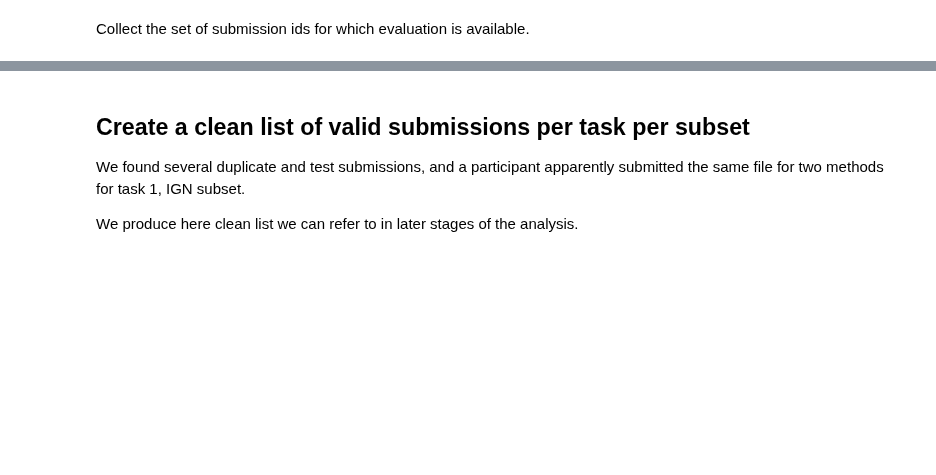
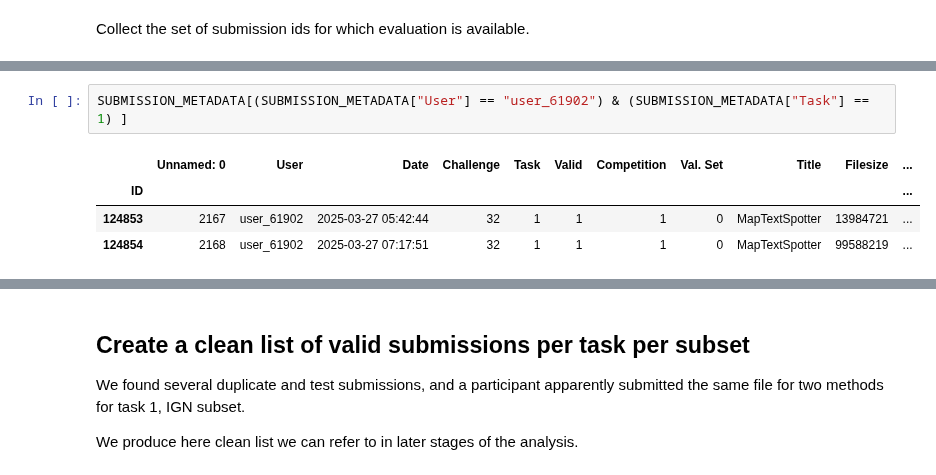
Before and after one commit to icdar-maptext/analysis, a Jupyter notebook: 01-list-valid-submissions.ipynb, the cells around one changed output, grey strips where cells are left out. Saved outputs shown, nothing was run; the diff lists cells and outputs as text; blank space fills up the shorter version.

```diff
--- a/01-list-valid-submissions.ipynb
+++ b/01-list-valid-submissions.ipynb
@@ -135,0 +145,7 @@ These multiple submissions from the same user indicate in their titles different
+# %%
+SUBMISSION_METADATA[(SUBMISSION_METADATA["User"] == "user_61902") & (SUBMISSION_METADATA["Task"] == 1) ]
+# %% [output]
+|  | Unnamed: 0 | User | Date | Challenge | Task | Valid | Competition | Val. Set | Title | Filesize | ... |
+| ID |  |  |  |  |  |  |  |  |  |  | ... |
+| 124853 | 2167 | user_61902 | 2025-03-27 05:42:44 | 32 | 1 | 1 | 1 | 0 | MapTextSpotter | 13984721 | ... |
+| 124854 | 2168 | user_61902 | 2025-03-27 07:17:51 | 32 | 1 | 1 | 1 | 0 | MapTextSpotter | 99588219 | ... |
```
Also changed, not shown: parts of 28 cells of this notebook, 5 other files.
